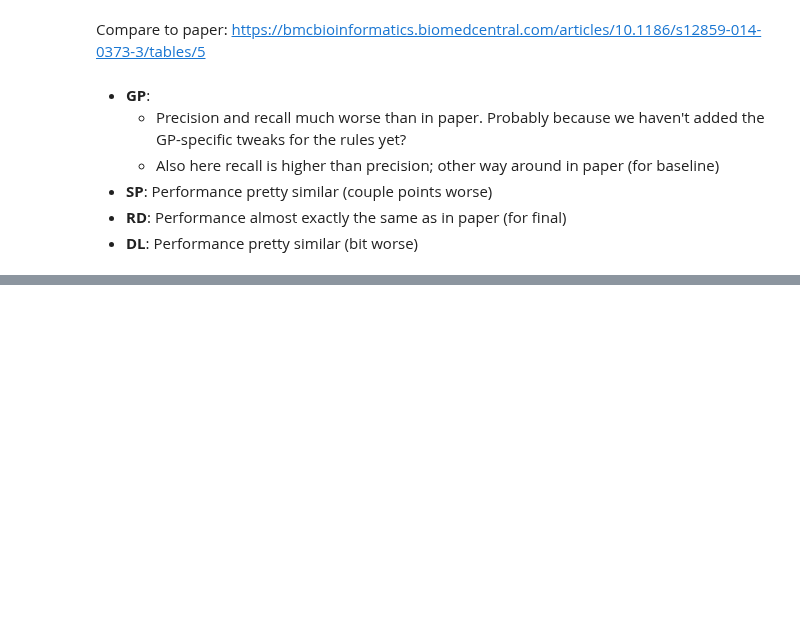
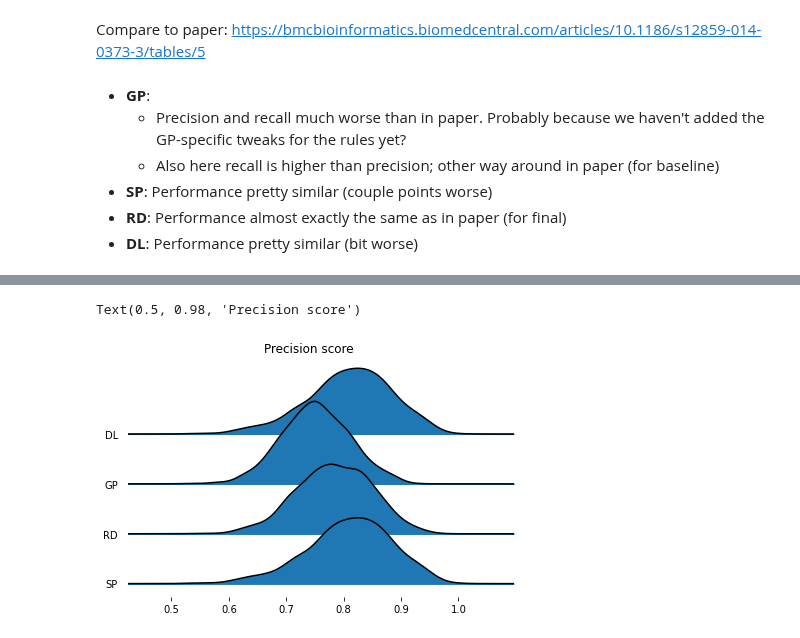
Before and after one commit to umcu/negation-detection, a Jupyter notebook: rule-based_context/notebooks/context.ipynb, the cells around one changed output, grey strips where cells are left out. Cells and saved outputs as stored; diff of their text form; code cells hidden in the pictures; blank space fills up the shorter version.

```diff
--- a/rule-based_context/notebooks/context.ipynb
+++ b/rule-based_context/notebooks/context.ipynb
@@ -153,0 +325,6 @@ Compare to paper: https://bmcbioinformatics.biomedcentral.com/articles/10.1186/s
+# %%
+fig, axes = joypy.joyplot(scores[['precision', 'group']].pivot(columns='group', values='precision'))
+fig.suptitle('Precision score')
+# %% [output]
+Text(0.5, 0.98, 'Precision score')
+[figure, added]
```
Also changed, not shown: parts of 25 cells of this notebook, 6 other files.
